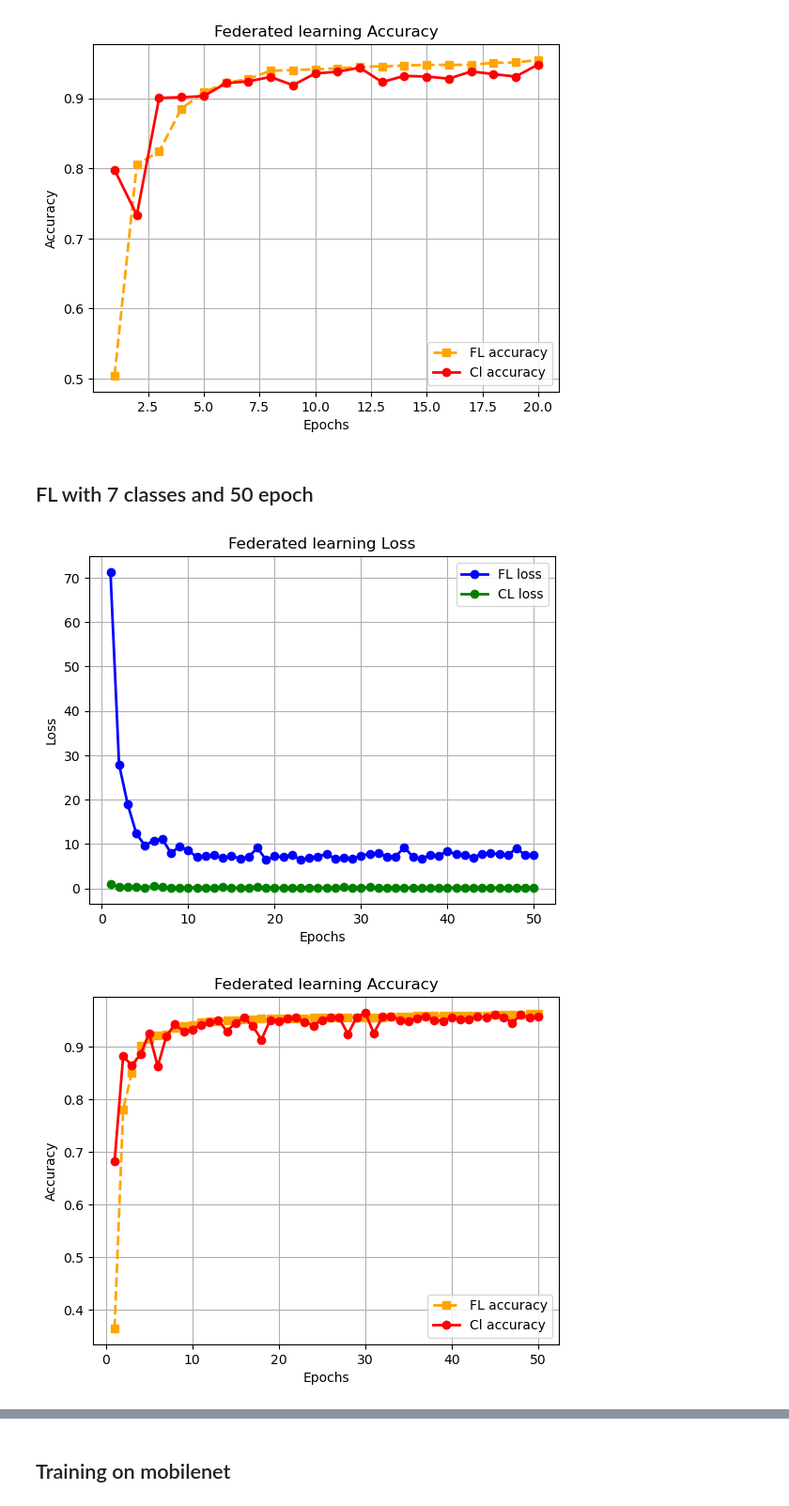
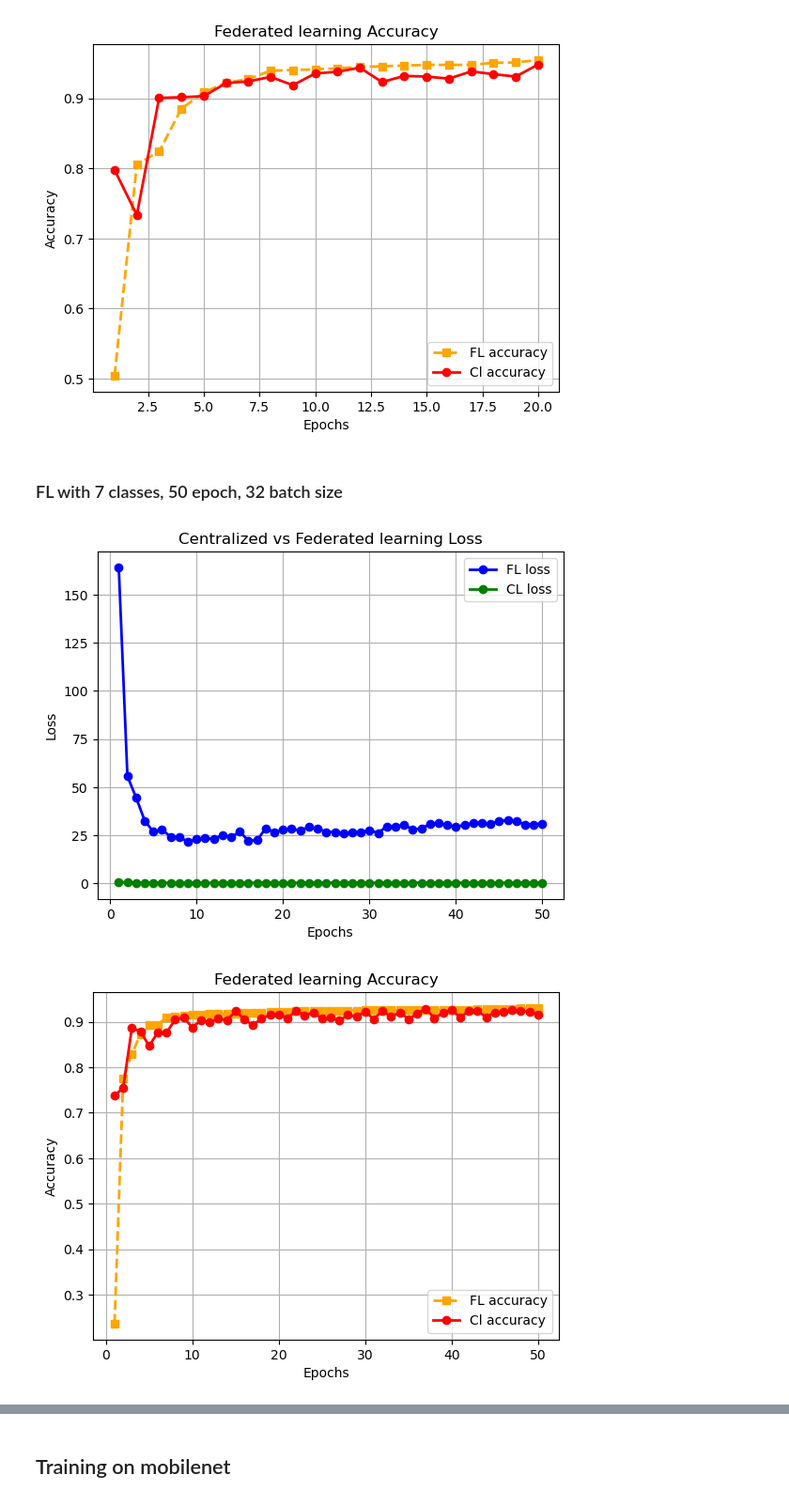
Before and after one commit to hyonbokan/abnormal_driving_behavior_classification, a Jupyter notebook: cent_training/plots/plots.ipynb, the cells around one changed output, grey strips where cells are left out. Shown at 94% size. Saved outputs shown, nothing was run; the diff lists cells and outputs as text; code cells hidden in the pictures.

```diff
--- a/cent_training/plots/plots.ipynb
+++ b/cent_training/plots/plots.ipynb
@@ -479,37 +325,17 @@ plt.show()
 [figure]
 [figure]
 # %% [markdown]
-## FL with 7 classes and 50 epoch
+### FL with 7 classes, 50 epoch, 32 batch size
-# %%
-import matplotlib.pyplot as plt
-
-loss_results = [(1, 71.27752304077148), (2, 27.943537712097168), (3, 18.930706024169922), (4, 12.341588020324707), (5, 9.64879560470581), (6, 10.809046745300293), (7, 11.153108596801758), (8, 7.991797685623169), (9, 9.411704063415527), (10, 8.60599946975708), (11, 7.031481027603149), (12, 7.267478704452515), (13, 7.479562044143677), (14, 6.851892948150635), (15, 7.277674913406372), (16, 6.7294652462005615), (17, 7.095377445220947), (18, 9.175558090209961), (19, 6.42855167388916), (20, 7.296042203903198), (21, 7.022186756134033), (22, 7.636624813079834), (23, 6.405646085739136), (24, 6.897493600845337), (25, 7.122903347015381), (26, 7.794642686843872), (27, 6.656093120574951), (28, 6.871943712234497), (29, 6.7739598751068115), (30, 7.366256237030029), (31, 7.796859264373779), (32, 7.923772573471069), (33, 7.144264459609985), (34, 7.151005744934082), (35, 9.331477165222168), (36, 7.054552793502808), (37, 6.709266901016235), (38, 7.530713319778442), (39, 7.423679351806641), (40, 8.389033317565918), (41, 7.691450595855713), (42, 7.6451966762542725), (43, 6.941716432571411), (44, 7.7954795360565186), (45, 7.922849893569946), (46, 7.699303865432739), (47, 7.526798248291016), (48, 9.076852798461914), (49, 7.450838088989258), (50, 7.453125476837158)]
-acc_results = {'accuracy': [(1, 0.3639942734430923), (2, 0.7813171080887616), (3, 0.8500357909806728), (4, 0.9030064423765212), (5, 0.9241231209735147), (6, 0.9141016463851109), (7, 0.9226914817465999), (8, 0.9405869720830351), (9, 0.9355762347888332), (10, 0.9423765211166786), (11, 0.9495347172512527), (12, 0.9491768074445239), (13, 0.9509663564781675), (14, 0.9545454545454546), (15, 0.9523979957050823), (16, 0.9563350035790981), (17, 0.9552612741589119), (18, 0.9470293486041518), (19, 0.9549033643521833), (20, 0.9549033643521833), (21, 0.9591982820329277), (22, 0.9563350035790981), (23, 0.9602720114531138), (24, 0.9556191839656406), (25, 0.958840372226199), (26, 0.952755905511811), (27, 0.958840372226199), (28, 0.9602720114531138), (29, 0.9599141016463851), (30, 0.9613457408732999), (31, 0.9563350035790981), (32, 0.9563350035790981), (33, 0.9606299212598425), (34, 0.9602720114531138), (35, 0.9509663564781675), (36, 0.9574087329992842), (37, 0.9595561918396565), (38, 0.9559770937723694), (39, 0.9549033643521833), (40, 0.9534717251252685), (41, 0.9624194702934861), (42, 0.9556191839656406), (43, 0.9606299212598425), (44, 0.9563350035790981), (45, 0.9624194702934861), (46, 0.9577666428060129), (47, 0.9609878310665713), (48, 0.9549033643521833), (49, 0.9591982820329277), (50, 0.9574087329992842)]}
-val_loss = [0.9360583423362683, 0.3630238211474286, 0.4033158693249458, 0.34831992132818745, 0.2276430826949019, 0.49183316256353876, 0.2617018603394337, 0.20150715379990783, 0.22439509100802918, 0.23551025429876724, 0.22765237729682172, 0.18516730931969505, 0.18617782534205285, 0.2879748783449672, 0.19956182602601819, 0.17310732695175995, 0.2273145582762223, 0.37924168576321127, 0.18479616191598972, 0.1894814666873737, 0.16286715691008816, 0.18400034994223544, 0.20411528702428103, 0.2265219860958128, 0.21708889235448614, 0.160474071829238, 0.19611760403741033, 0.28940932316283413, 0.1757105533373223, 0.15624111911690974, 0.3434298394742283, 0.16920338886276684, 0.16908559922994082, 0.21239283097200315, 0.20451541814255397, 0.17733567090049202, 0.16754887697100493, 0.20525472297325367, 0.198693192324533, 0.19183963845345756, 0.18276894342678093, 0.19741885112714963, 0.16119106580017084, 0.20230315713962713, 0.1590300648783124, 0.19838343090311705, 0.22966436590669304, 0.17427325097335922, 0.21384490468491632, 0.20061801374805813]
-val_acc = [0.6814602720114531, 0.8818897637795275, 0.8647100930565498, 0.8854688618468146, 0.9251968503937008, 0.8629205440229062, 0.9205440229062276, 0.9434502505368647, 0.9287759484609879, 0.933428775948461, 0.9416607015032212, 0.9470293486041518, 0.9506084466714388, 0.9294917680744452, 0.9459556191839656, 0.9552612741589119, 0.9391553328561203, 0.9137437365783823, 0.9506084466714388, 0.9495347172512527, 0.9549033643521833, 0.9552612741589119, 0.9477451682176091, 0.9405869720830351, 0.9513242662848962, 0.9563350035790981, 0.9556191839656406, 0.9241231209735147, 0.9559770937723694, 0.964924838940587, 0.9259126700071582, 0.9570508231925555, 0.9581245526127415, 0.9513242662848962, 0.9491768074445239, 0.9549033643521833, 0.9577666428060129, 0.9513242662848962, 0.9488188976377953, 0.9556191839656406, 0.9520400858983536, 0.9531138153185398, 0.9577666428060129, 0.9563350035790981, 0.9613457408732999, 0.9563350035790981, 0.945597709377237, 0.9606299212598425, 0.9559770937723694, 0.9581245526127415]
-
-acc_fl = sorted([n[1] for n in acc_results['accuracy']])
-loss_fl = [n[1] for n in loss_results]
-epochs = range(1, len(loss)+1)
-
-plt.plot(epochs, loss_fl, label='FL loss', color='b', marker='o', linestyle='-', linewidth=2)
-plt.plot(epochs, val_loss, label='CL loss', color='g', marker='o', linestyle='-', linewidth=2)
-plt.title('Federated learning Loss')
-plt.xlabel('Epochs')
-plt.ylabel('Loss')
-plt.legend()
-plt.grid()
-plt.show()
-
-
-plt.plot(epochs, acc_fl, label='FL accuracy', color='orange', marker='s', linestyle='--', linewidth=2)
-plt.plot(epochs, val_acc, label='Cl accuracy', color='r', marker='o', linestyle='-', linewidth=2)
-plt.title('Federated learning Accuracy')
-plt.xlabel('Epochs')
-plt.ylabel('Accuracy')
-plt.legend()
-plt.grid()
-plt.show()
-# %% [output]
-[figure, removed]
-[figure, removed]
+# %%
+# 20% test size
+import matplotlib.pyplot as plt
+
+loss_results = [(1, 164.16344451904297), (2, 55.74611282348633), (3, 44.724674224853516), (4, 32.65431880950928), (5, 26.864296913146973), (6, 28.05723476409912), (7, 24.241348266601562), (8, 23.95351219177246), (9, 21.85292339324951), (10, 22.930054664611816), (11, 23.82760715484619), (12, 23.020959854125977), (13, 25.25196075439453), (14, 24.09061336517334), (15, 26.895511627197266), (16, 22.347643852233887), (17, 22.45251178741455), (18, 28.758959770202637), (19, 26.624515533447266), (20, 28.025922775268555), (21, 28.31213092803955), (22, 27.62432289123535), (23, 29.303357124328613), (24, 28.706819534301758), (25, 26.766407012939453), (26, 26.802898406982422), (27, 26.20942974090576), (28, 26.52730369567871), (29, 26.469573974609375), (30, 27.757614135742188), (31, 26.254286766052246), (32, 29.69929790496826), (33, 29.479013442993164), (34, 30.593961715698242), (35, 28.058820724487305), (36, 28.673635482788086), (37, 30.841936111450195), (38, 31.21319007873535), (39, 30.485260009765625), (40, 29.280900955200195), (41, 30.597071647644043), (42, 31.293827056884766), (43, 31.352831840515137), (44, 31.119853019714355), (45, 32.41410827636719), (46, 32.922231674194336), (47, 32.56974220275879), (48, 30.548290252685547), (49, 30.67673110961914), (50, 31.153170585632324)]
+acc_results = {'accuracy': [(1, 0.23624255169996494), (2, 0.7749737118822292), (3, 0.8296529968454258), (4, 0.8724150017525412), (5, 0.8936207500876271), (6, 0.8929197336137399), (7, 0.9116719242902208), (8, 0.9102698913424465), (9, 0.922011917280056), (10, 0.9181563266736769), (11, 0.9157027690150719), (12, 0.9185068349106204), (13, 0.9146512443042412), (14, 0.9199088678583947), (15, 0.919558359621451), (16, 0.9260427620049071), (17, 0.926919032597266), (18, 0.9169295478443743), (19, 0.9272695408342096), (20, 0.9234139502278303), (21, 0.9197336137399229), (22, 0.9232386961093586), (23, 0.9169295478443743), (24, 0.9235892043463021), (25, 0.9241149667017174), (26, 0.9260427620049071), (27, 0.9227129337539433), (28, 0.9249912372940764), (29, 0.9246407290571328), (30, 0.9251664914125481), (31, 0.9235892043463021), (32, 0.9263932702418507), (33, 0.9260427620049071), (34, 0.9302488608482299), (35, 0.9160532772520155), (36, 0.9284963196635121), (37, 0.9272695408342096), (38, 0.92534174553102), (39, 0.9284963196635121), (40, 0.9279705573080967), (41, 0.9302488608482299), (42, 0.926218016123379), (43, 0.92534174553102), (44, 0.9221871713985279), (45, 0.9260427620049071), (46, 0.9304241149667017), (47, 0.9263932702418507), (48, 0.9255169996494917), (49, 0.9249912372940764), (50, 0.926218016123379)]}
+val_loss = [0.7593699105333682, 0.7037133510515885, 0.3408186855425475, 0.3619935766666316, 0.47047914343871605, 0.3765097396219326, 0.38785197215054207, 0.339026634016474, 0.27261936859560704, 0.3993558217287795, 0.35264393070835404, 0.31952283118701735, 0.37335629612923626, 0.3487495153153886, 0.3028214964953052, 0.34575130865747705, 0.42144942500152494, 0.45835852390185683, 0.3491518408201559, 0.35035604829873873, 0.37943337448883013, 0.3485135247960434, 0.3424258604153751, 0.365569153369806, 0.41181284710587507, 0.44863889609026264, 0.3990138909740793, 0.3416517294245527, 0.3829210874480434, 0.37246372419269086, 0.44020331535478474, 0.3669844941046985, 0.384535344820318, 0.46222154182037, 0.4517074098855802, 0.3993886257081288, 0.3566717427482877, 0.4589111928292739, 0.39543452370699345, 0.3975079758127096, 0.414019137963232, 0.36280978996176455, 0.38380111991236976, 0.41643412038494626, 0.37458386011447903, 0.36163991668659723, 0.3813553618725391, 0.44303494902526563, 0.38625038652015814, 0.4058970583907744]
+val_acc = [0.7379950928846828, 0.7548194882579741, 0.8860848229933403, 0.8794251664914126, 0.846652646337189, 0.8767963547143358, 0.8757448300035051, 0.9046617595513494, 0.9093936207500877, 0.8876621100595864, 0.9036102348405187, 0.8992288818787242, 0.9071153172099544, 0.903434980722047, 0.9232386961093586, 0.9064143007360673, 0.892043463021381, 0.9072905713284262, 0.9151770066596565, 0.9160532772520155, 0.9085173501577287, 0.923764458464774, 0.9146512443042412, 0.9206098843322819, 0.9069400630914827, 0.909919383105503, 0.9023834560112163, 0.9151770066596565, 0.9114966701717491, 0.9221871713985279, 0.9060637924991237, 0.9246407290571328, 0.9107956536978619, 0.9207851384507536, 0.9060637924991237, 0.917981072555205, 0.9286715737819838, 0.9081668419207851, 0.9193831055029793, 0.9267437784787943, 0.9092183666316158, 0.9248159831756047, 0.9234139502278303, 0.9106203995793901, 0.9206098843322819, 0.9216614090431126, 0.9251664914125481, 0.9232386961093586, 0.922888187872415, 0.9165790396074308]
+
+cl_vs_fl_plot(acc_results, loss_results, val_loss, val_acc)
+# %% [output]
+[figure, added]
+[figure, added]
```
Also changed, not shown: parts of 21 cells of this notebook, 3 other files.
